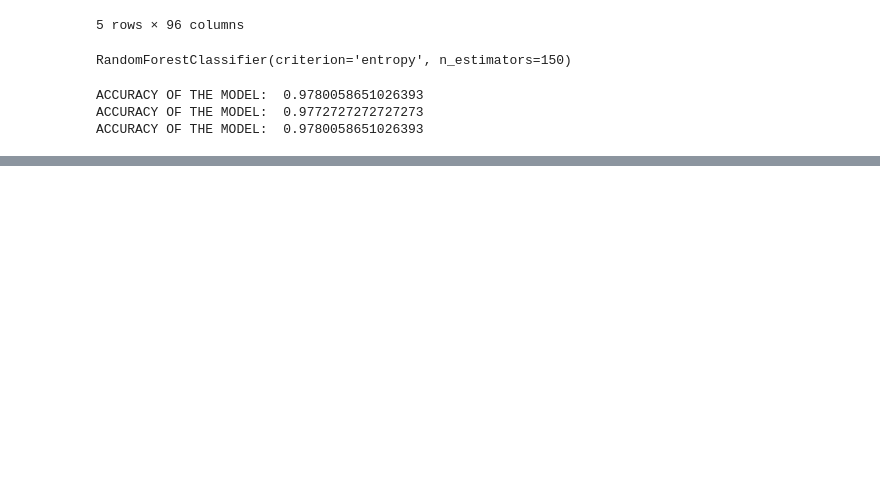
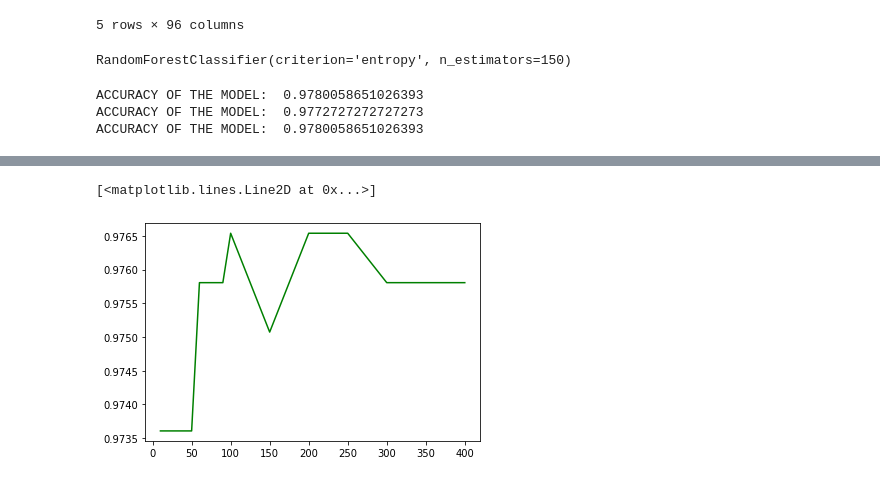
Before and after one commit to RushilPatel0703/ACML_Project, a Jupyter notebook: ACML_Project_Draft.ipynb, the cells around one changed output, grey strips where cells are left out. Drawn from its saved outputs; the diff is of its cells as text; code cells hidden in the pictures; blank space fills up the shorter version.

```diff
--- a/ACML_Project_Draft.ipynb
+++ b/ACML_Project_Draft.ipynb
@@ -115,0 +151,13 @@ plt.plot(estimators,accuracy3)
+# %%
+accuracy7 = []
+# %%
+for i in range(0,10):
+    clf_loop7 = RandomForestClassifier(n_estimators = estimators[i],criterion='entropy',max_features='log2')
+    clf_loop7.fit(X_train, y_train)
+    y_pred_loop7 = clf_loop7.predict(X_test)
+    accuracy7.append(metrics.accuracy_score(y_test, y_pred_loop7))
+# %%
+plt.plot(estimators,accuracy7,color='green')
+# %% [output]
+[<matplotlib.lines.Line2D at 0x...>]
+[figure, added]
```
Also changed, not shown: parts of 18 cells of this notebook.
